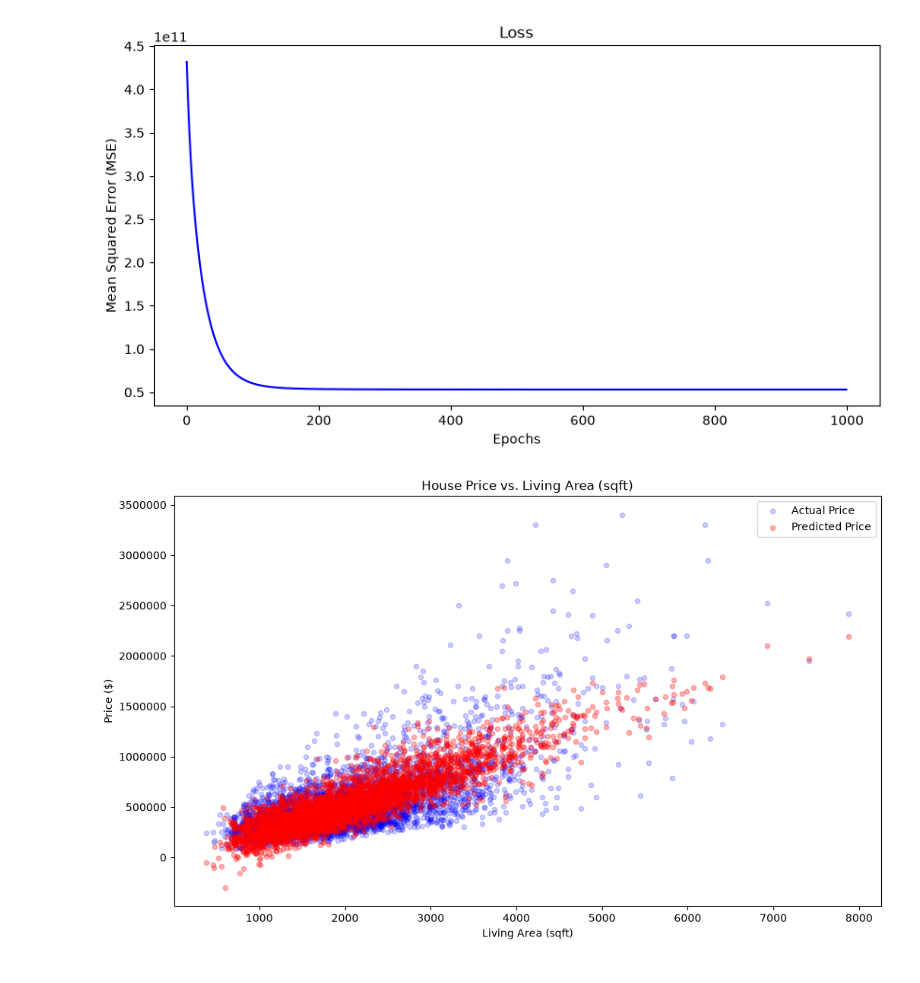
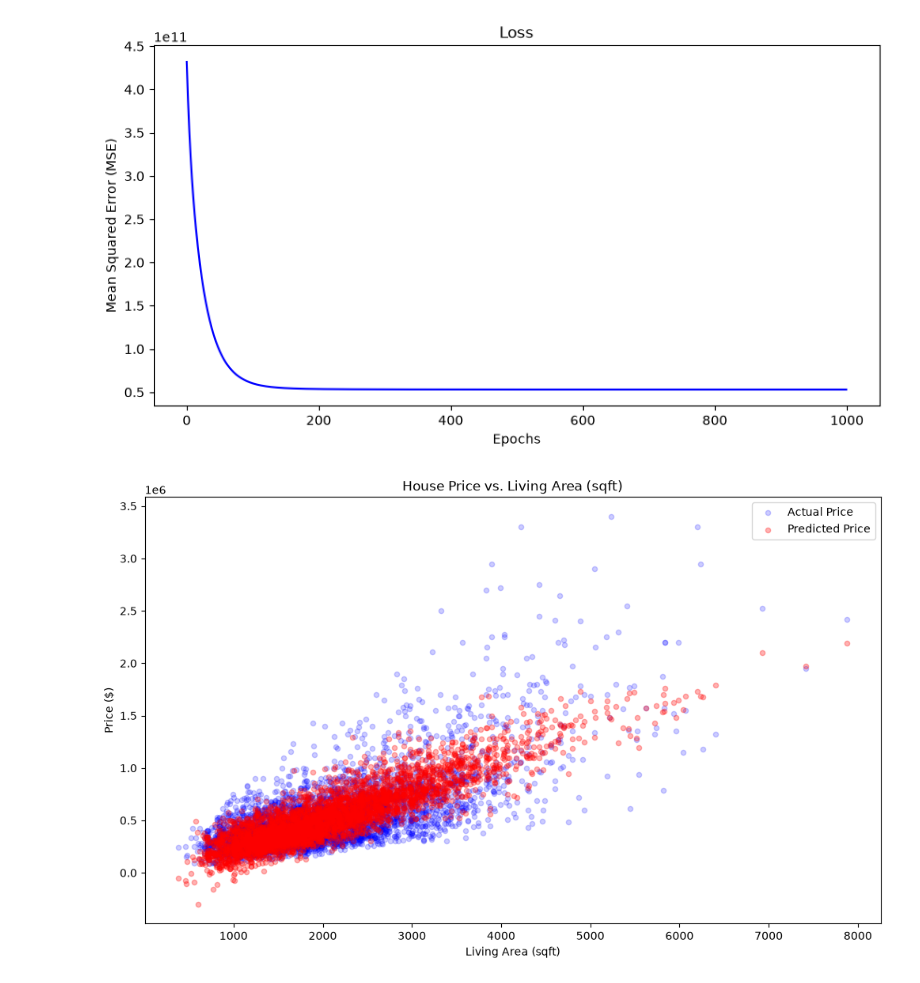
Before and after one commit to jathin317/ml, a Jupyter notebook: week3/task1.ipynb, the cells around one changed output. Cells and saved outputs as stored; diff of their text form; code cells hidden in the pictures.

```diff
--- a/week3/task1.ipynb
+++ b/week3/task1.ipynb
@@ -20,7 +20,7 @@ y_train = train_df["price"].values
 X_test = test_df[features].values
 y_test = test_df["price"].values
 # %%
-def linear_regression(X, y, learning_rate=0.01, epochs=300):
+def linear_regression(X, y, learning_rate=0.01, epochs=1000):
     X = np.array(X, dtype=float)
     y = np.array(y, dtype=float)
     X_mean = np.mean(X, axis=0)
@@ -43,10 +43,11 @@ def linear_regression(X, y, learning_rate=0.01, epochs=300):
 
         loss = np.mean((y - y_pred) ** 2)
         loss_history.append(loss)
-
-        print(f"Epoch {epoch} | Loss: {loss:.2f}")
+        if epoch % 100 == 0:
+            print(f"Epoch {epoch} | Loss: {loss:.2f}")
 
     final_loss = np.mean((y - (np.dot(X_scaled, m) + c)) ** 2)
+
     print(f"Final Loss: {final_loss:.2f}")
 
     return m, c, loss_history, X_mean, X_std
@@ -82,22 +77,20 @@ plt.show()
 # %%
 X_test_scaled = (X_test - X_mean) / (X_std + 1e-8)
 pred_values = np.dot(X_test_scaled, m) + c
 
 sqft_living_test = X_test[:, 2]
 
 plt.figure(figsize=(12, 7))
 
 plt.scatter(sqft_living_test, y_test, color='blue', alpha=0.2, label="Actual Price", s=20)
 
 plt.scatter(sqft_living_test, pred_values, color='red', alpha=0.3, label="Predicted Price", s=20)
 
 plt.title("House Price vs. Living Area (sqft)")
 plt.xlabel("Living Area (sqft)")
 plt.ylabel("Price ($)")
 
-plt.ticklabel_format(style='plain', axis='y')
-
 plt.legend()
 plt.show()
 # %% [output]
-[figure, old version]
+[figure, new version]
```
Also changed, not shown: parts of 1 cell of this notebook, 9 other files.
